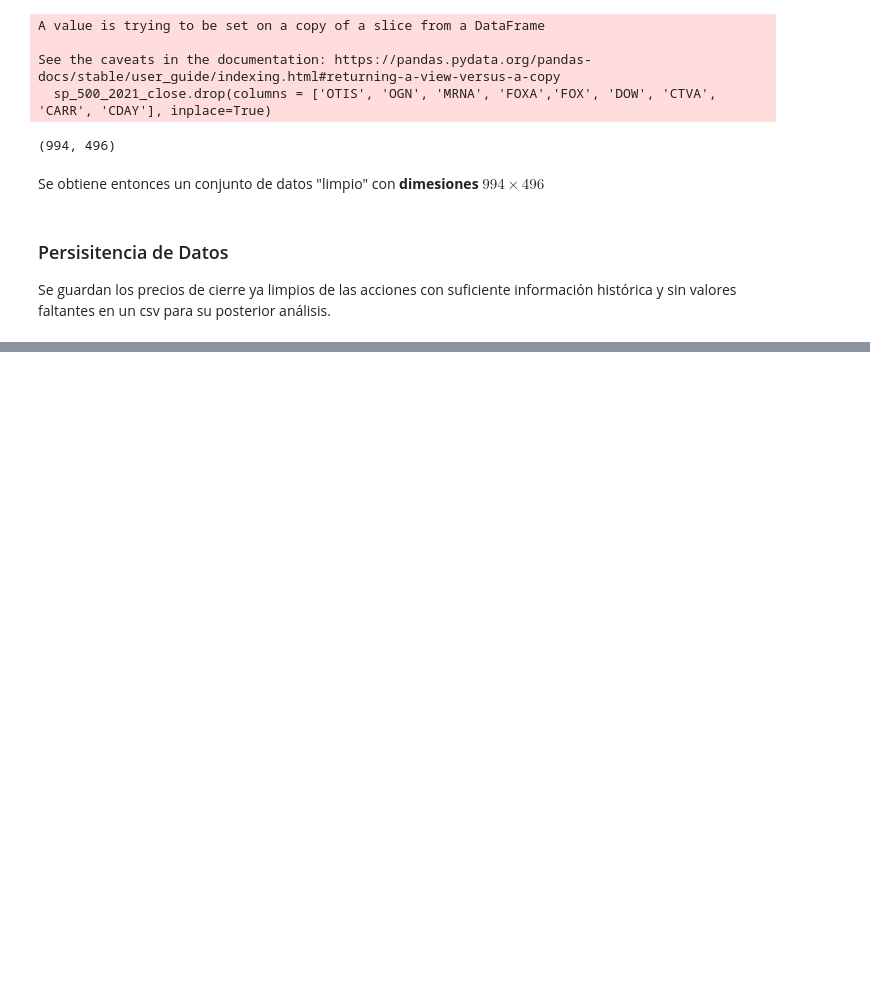
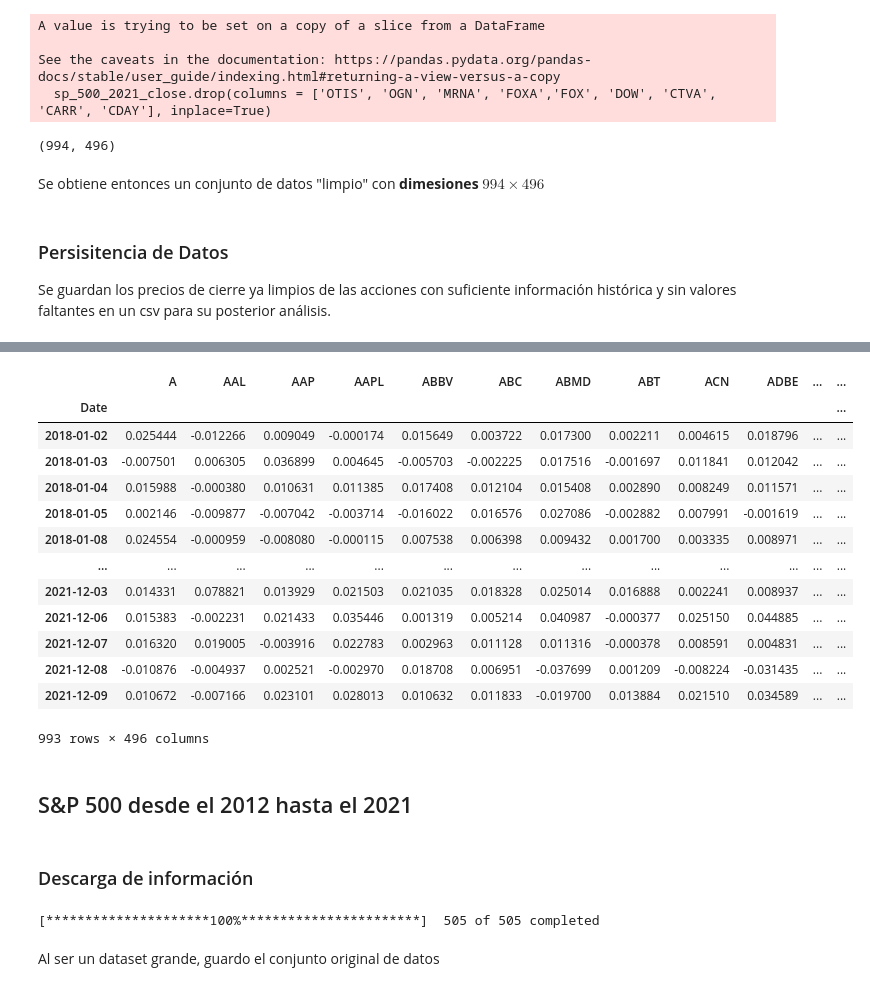
Before and after one commit to jduarte00/tesis, a Jupyter notebook: DataSets.ipynb, the cells around one changed output, grey strips where cells are left out. Drawn from its saved outputs; the diff is of its cells as text; code cells hidden in the pictures; blank space fills up the shorter version.

```diff
--- a/DataSets.ipynb
+++ b/DataSets.ipynb
@@ -187,0 +211,27 @@ sp_500_2021_close.to_csv('data/sp_500_2021_close.csv',index = True)
+# %%
+sp_500_2021_returns = np.diff(sp_500_2021_close, axis = 0)/sp_500_2021_close.iloc[:-1,:]
+# %%
+sp_500_2021_returns
+# %% [output]
+|  | A | AAL | AAP | AAPL | ABBV | ABC | ABMD | ABT | ACN | ADBE | ... | ... |
+| Date |  |  |  |  |  |  |  |  |  |  |  | ... |
+| 2018-01-02 | 0.025444 | -0.012266 | 0.009049 | -0.000174 | 0.015649 | 0.003722 | 0.017300 | 0.002211 | 0.004615 | 0.018796 | ... | ... |
+| 2018-01-03 | -0.007501 | 0.006305 | 0.036899 | 0.004645 | -0.005703 | -0.002225 | 0.017516 | -0.001697 | 0.011841 | 0.012042 | ... | ... |
+| 2018-01-04 | 0.015988 | -0.000380 | 0.010631 | 0.011385 | 0.017408 | 0.012104 | 0.015408 | 0.002890 | 0.008249 | 0.011571 | ... | ... |
+| 2018-01-05 | 0.002146 | -0.009877 | -0.007042 | -0.003714 | -0.016022 | 0.016576 | 0.027086 | -0.002882 | 0.007991 | -0.001619 | ... | ... |
+| 2018-01-08 | 0.024554 | -0.000959 | -0.008080 | -0.000115 | 0.007538 | 0.006398 | 0.009432 | 0.001700 | 0.003335 | 0.008971 | ... | ... |
+| ... | ... | ... | ... | ... | ... | ... | ... | ... | ... | ... | ... | ... |
+| 2021-12-03 | 0.014331 | 0.078821 | 0.013929 | 0.021503 | 0.021035 | 0.018328 | 0.025014 | 0.016888 | 0.002241 | 0.008937 | ... | ... |
+| 2021-12-06 | 0.015383 | -0.002231 | 0.021433 | 0.035446 | 0.001319 | 0.005214 | 0.040987 | -0.000377 | 0.025150 | 0.044885 | ... | ... |
+| 2021-12-07 | 0.016320 | 0.019005 | -0.003916 | 0.022783 | 0.002963 | 0.011128 | 0.011316 | -0.000378 | 0.008591 | 0.004831 | ... | ... |
+| 2021-12-08 | -0.010876 | -0.004937 | 0.002521 | -0.002970 | 0.018708 | 0.006951 | -0.037699 | 0.001209 | -0.008224 | -0.031435 | ... | ... |
+| 2021-12-09 | 0.010672 | -0.007166 | 0.023101 | 0.028013 | 0.010632 | 0.011833 | -0.019700 | 0.013884 | 0.021510 | 0.034589 | ... | ... |
+993 rows × 496 columns
+# %% [markdown]
+## S&P 500 desde el 2012 hasta el 2021
+# %% [markdown]
+### Descarga de información
+# %%
+sp_500_2021_big = yf.download(tickers, "2012-01-01", "2021-12-12")
+# %% [output]
+[*********************100%***********************]  505 of 505 completed
@@ -187,0 +240,2 @@ sp_500_2021_close.to_csv('data/sp_500_2021_close.csv',index = True)
+# %% [markdown]
+Al ser un dataset grande, guardo el conjunto original de datos
```
Also changed, not shown: parts of 31 cells of this notebook, 3 other files.
